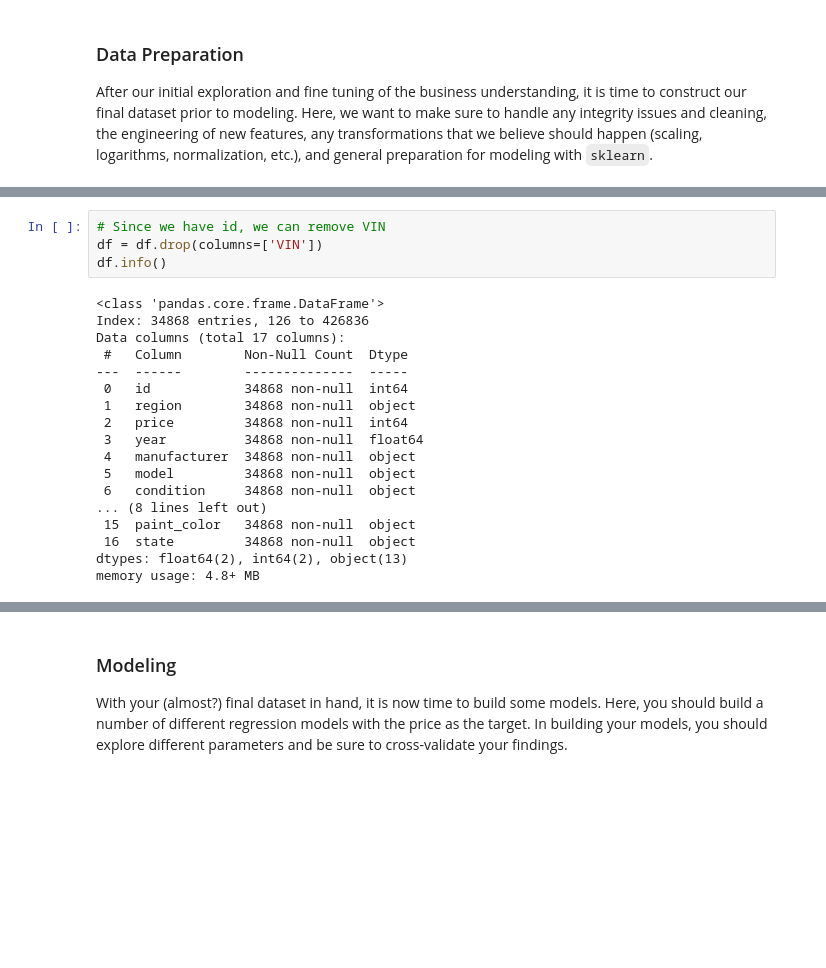
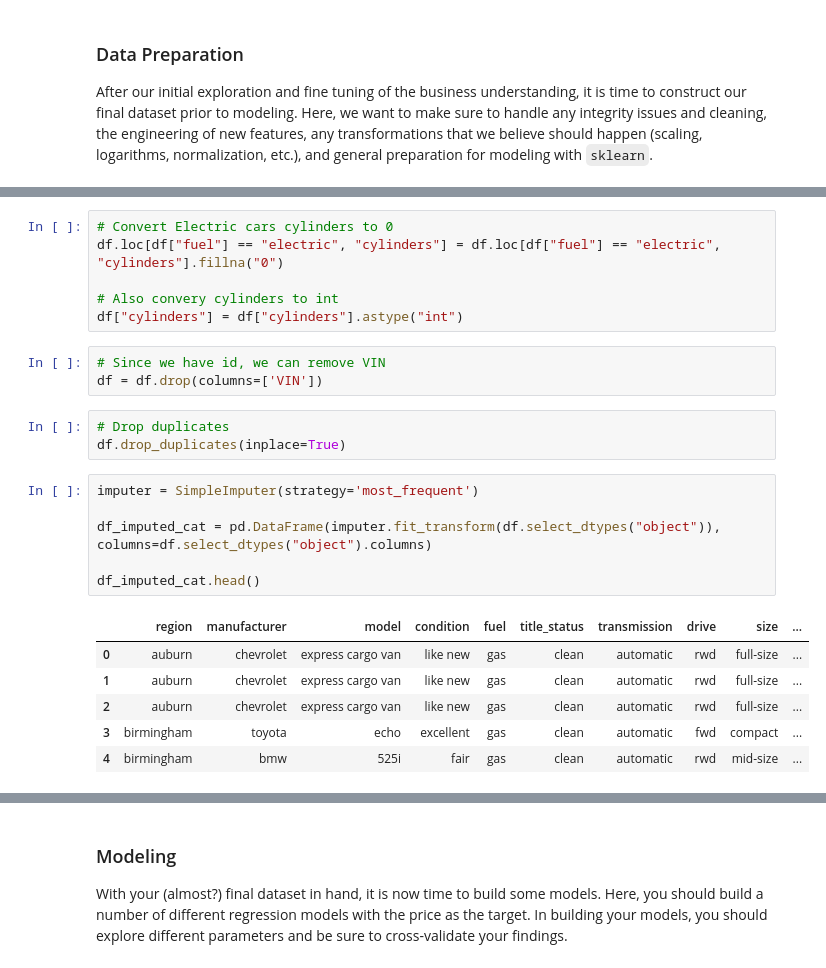
Before and after one commit to Sriworks1/UsedCarPriceAnalysis, a Jupyter notebook: UsedCarPriceAnalysis.ipynb, the cells around one changed output, grey strips where cells are left out. Drawn from its saved outputs; the diff is of its cells as text; blank space fills up the shorter version.

```diff
--- a/UsedCarPriceAnalysis.ipynb
+++ b/UsedCarPriceAnalysis.ipynb
@@ -214,22 +195,25 @@ Name: cylinders, dtype: int64
+# %%
+# Convert Electric cars cylinders to 0
+df.loc[df["fuel"] == "electric", "cylinders"] = df.loc[df["fuel"] == "electric", "cylinders"].fillna("0")
+
+# Also convery cylinders to int
+df["cylinders"] = df["cylinders"].astype("int")
 # %%
 # Since we have id, we can remove VIN
 df = df.drop(columns=['VIN'])
-df.info()
-# %% [output]
-<class 'pandas.core.frame.DataFrame'>
-Index: 34868 entries, 126 to 426836
-Data columns (total 17 columns):
- #   Column        Non-Null Count  Dtype
----  ------        --------------  -----
- 0   id            34868 non-null  int64
- 1   region        34868 non-null  object
- 2   price         34868 non-null  int64
- 3   year          34868 non-null  float64
- 4   manufacturer  34868 non-null  object
- 5   model         34868 non-null  object
- 6   condition     34868 non-null  object
-... (8 lines left out)
- 15  paint_color   34868 non-null  object
- 16  state         34868 non-null  object
-dtypes: float64(2), int64(2), object(13)
-memory usage: 4.8+ MB
+# %%
+# Drop duplicates
+df.drop_duplicates(inplace=True)
+# %%
+imputer = SimpleImputer(strategy='most_frequent')
+
+df_imputed_cat = pd.DataFrame(imputer.fit_transform(df.select_dtypes("object")), columns=df.select_dtypes("object").columns)
+
+df_imputed_cat.head()
+# %% [output]
+|  | region | manufacturer | model | condition | fuel | title_status | transmission | drive | size | ... |
+| 0 | auburn | chevrolet | express cargo van | like new | gas | clean | automatic | rwd | full-size | ... |
+| 1 | auburn | chevrolet | express cargo van | like new | gas | clean | automatic | rwd | full-size | ... |
+| 2 | auburn | chevrolet | express cargo van | like new | gas | clean | automatic | rwd | full-size | ... |
+| 3 | birmingham | toyota | echo | excellent | gas | clean | automatic | fwd | compact | ... |
+| 4 | birmingham | bmw | 525i | fair | gas | clean | automatic | rwd | mid-size | ... |
```
Also changed, not shown: parts of 19 cells of this notebook, 2 other files.
